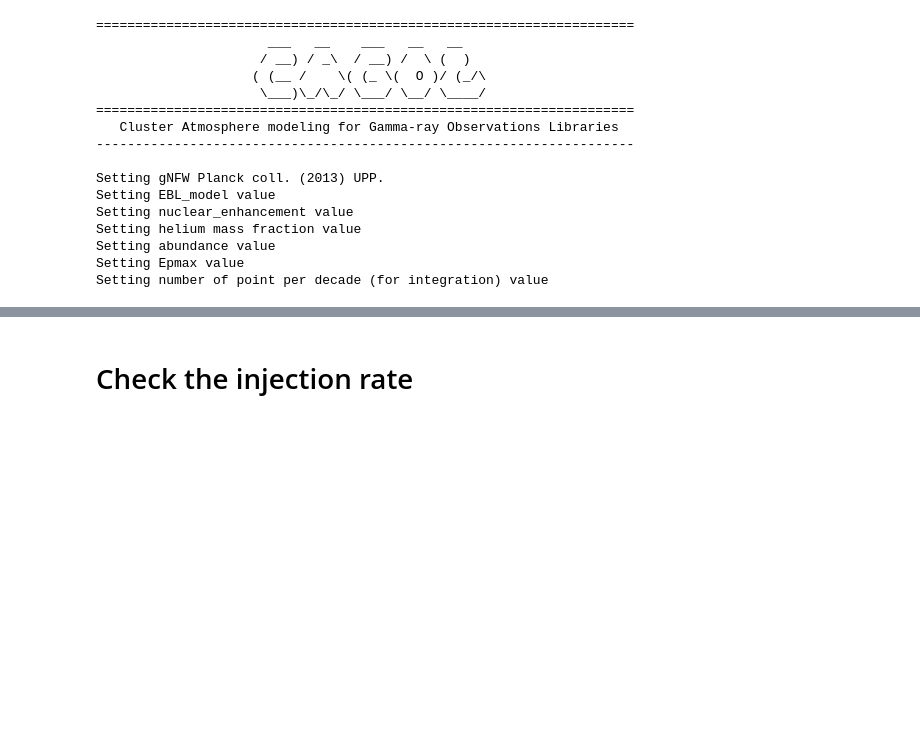
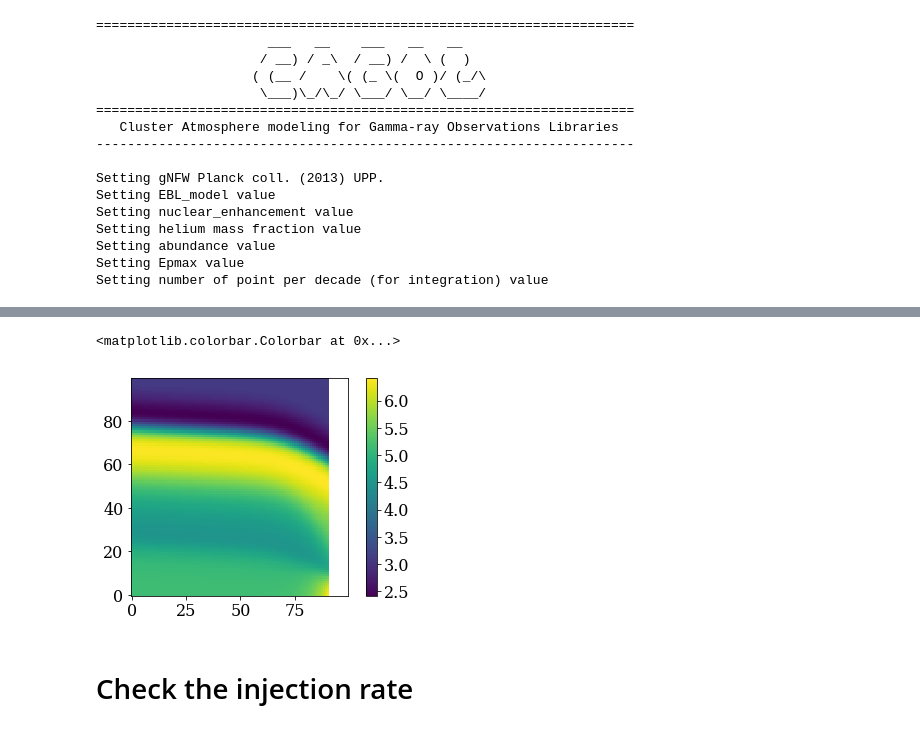
Before and after one commit to renlliang3/ClusterModel, a Jupyter notebook: notebook/model_dev_parameters.ipynb, the cells around one changed output, grey strips where cells are left out. Saved outputs shown, nothing was run; the diff lists cells and outputs as text; code cells hidden in the pictures; blank space fills up the shorter version.

```diff
--- a/notebook/model_dev_parameters.ipynb
+++ b/notebook/model_dev_parameters.ipynb
@@ -52,3 +77,9 @@ Setting number of point per decade (for integration) value
+# %%
+plt.imshow((sr1.value-sr2.value)/sr1.value*100, origin='lower')
+plt.colorbar()
+# %% [output]
+<matplotlib.colorbar.Colorbar at 0x...>
+[figure, added]
 # %% [markdown]
 # Check the injection rate
 # %%
```
Also changed, not shown: parts of 20 cells of this notebook, 3 other files.
